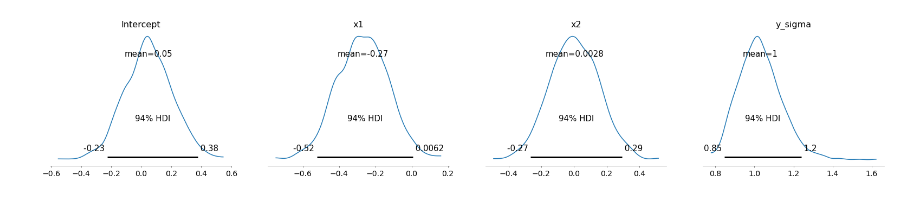
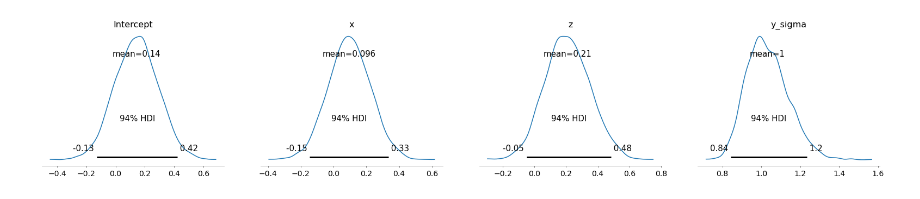
Before and after one commit to bambinos/kulprit, a Jupyter notebook: notebooks/01-ym-prototype-workflow.ipynb, the cells around one changed output. Cells and saved outputs as stored; diff of their text form; code cells hidden in the pictures.

```diff
--- a/notebooks/01-ym-prototype-workflow.ipynb
+++ b/notebooks/01-ym-prototype-workflow.ipynb
@@ -2,0 +12,3 @@
+# %%
+# define model data
+data = data = bmb.load_data("my_data")
@@ -3,21 +41,6 @@
 # %%
-import pandas as pd
-import numpy as np
-
-import bambi as bmb
-import kulprit as kpt
-
-import arviz as az
-import matplotlib.pyplot as plt
-
-# define model data
-data = pd.DataFrame({
-    "y": np.random.normal(size=50),
-    "x1": np.random.normal(size=50),
-    "x2": np.random.normal(size=50)
-})
 # define and fit model with MCMC
-model = bmb.Model("y ~ x1 + x2", data, family="gaussian")
-num_draws, num_chains = 1_000, 2
+model = bmb.Model("y ~ x + z", data, family="gaussian")
+num_draws, num_chains = 2_000, 2
 idata = model.fit(draws=num_draws, chains=num_chains)
 # %% [output]
@@ -41,8 +64,9 @@ az.plot_posterior(sub_model.idata)
 # %%
 # compared to reference model
-az.plot_posterior(idata, var_names=["Intercept", "x1", "x2", "y_sigma"])
+az.plot_posterior(idata, var_names=["Intercept", "x", "z", "y_sigma"])
+plt.show()
 # %% [output]
-[figure, old version]
+[figure, new version]
 # %%
 # compare full and submodel predictive performance
 az.compare(dict(full=idata, sub=sub_model.idata))
```
Also changed, not shown: parts of 6 cells of this notebook, 1 other file.
